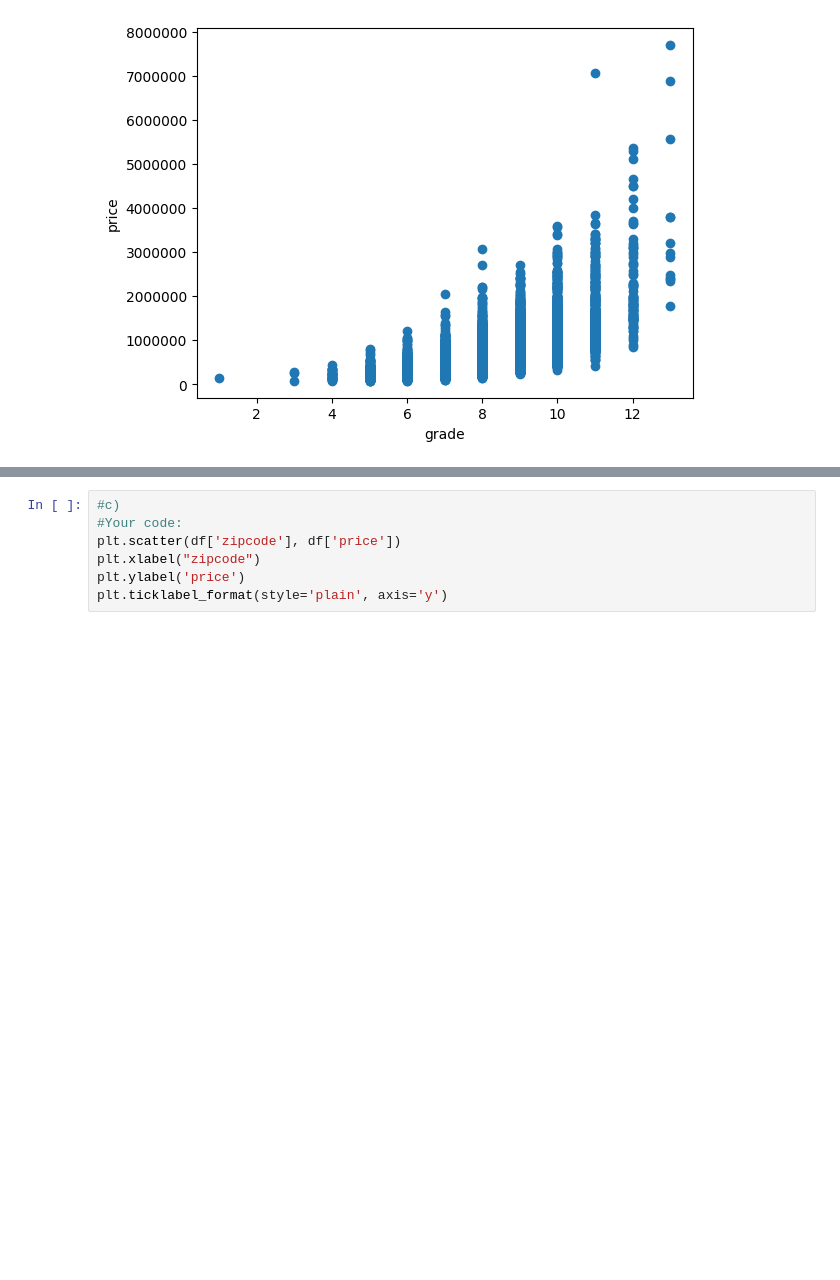
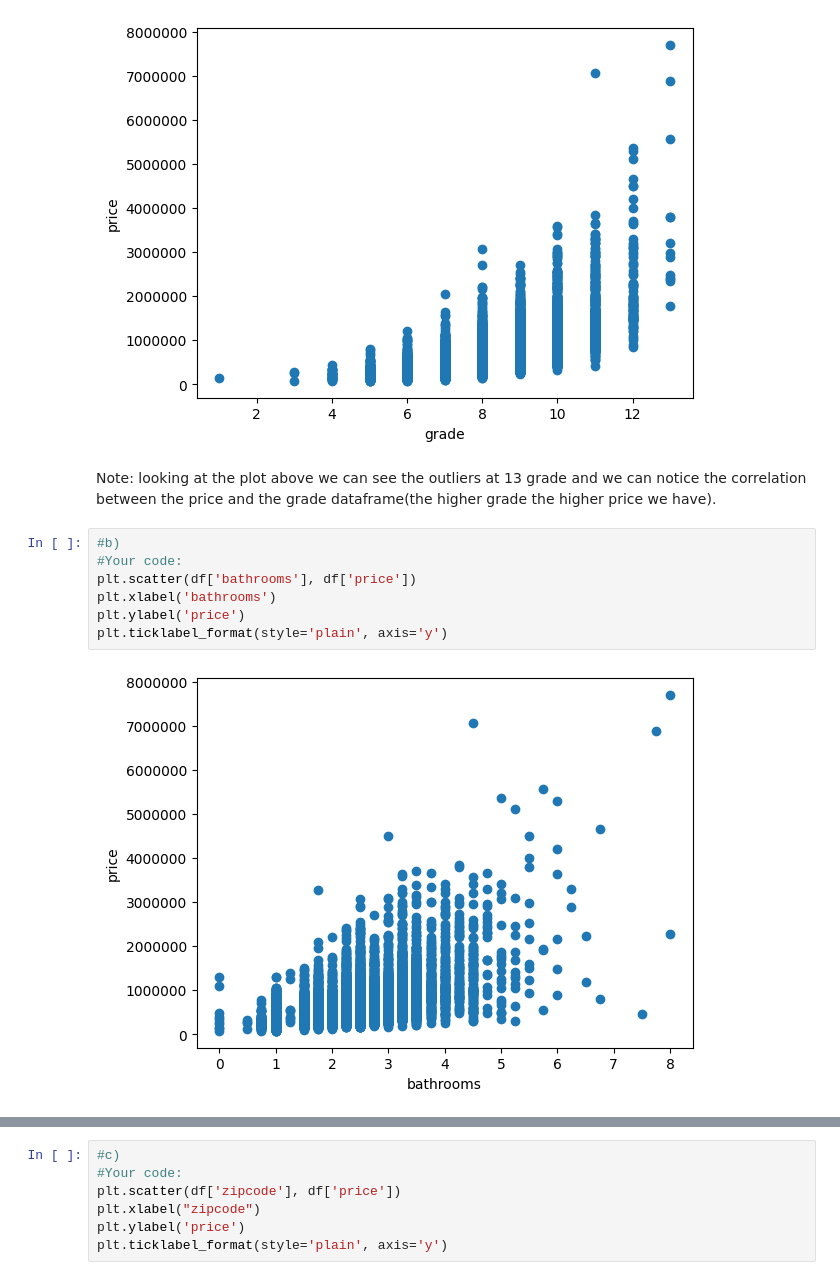
Before and after one commit to qojigedou/data_science, a Jupyter notebook: Assignment_1_without_code.ipynb, the cells around one changed output, grey strips where cells are left out. Cells and saved outputs as stored; diff of their text form; blank space fills up the shorter version.

```diff
--- a/Assignment_1_without_code.ipynb
+++ b/Assignment_1_without_code.ipynb
@@ -82,3 +88,14 @@ plt.ylabel('price')
 plt.ticklabel_format(style='plain', axis='y')
 # %% [output]
 [figure]
+# %% [markdown]
+Note: looking at the plot above we can see the outliers at 13 grade and we can notice the correlation between the price and the grade dataframe(the higher grade the higher price we have).
+# %%
+#b)
+#Your code:
+plt.scatter(df['bathrooms'], df['price'])
+plt.xlabel('bathrooms')
+plt.ylabel('price')
+plt.ticklabel_format(style='plain', axis='y')
+# %% [output]
+[figure, added]
```
Also changed, not shown: parts of 17 cells of this notebook.
